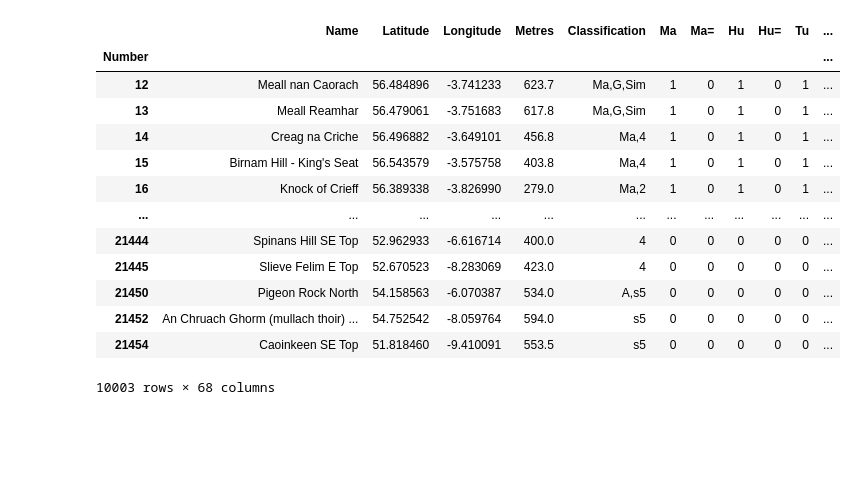
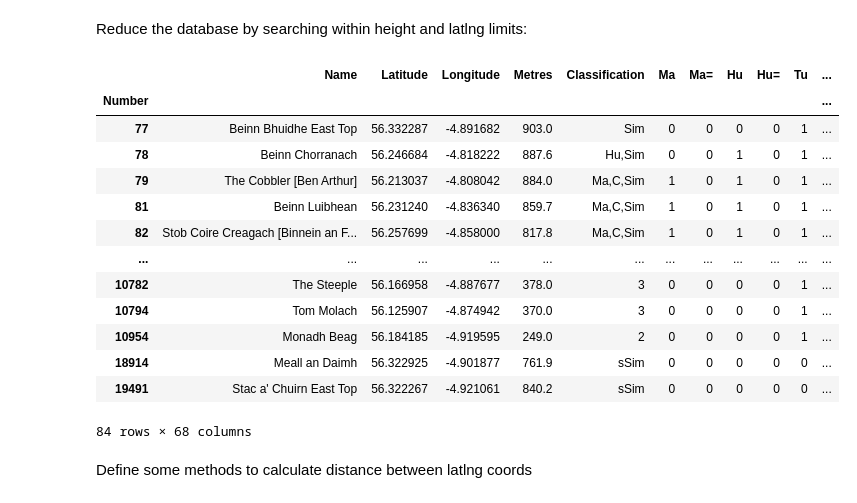
Before and after one commit to JozefTkocz/Strava-Summit-Reports, a Jupyter notebook: Hill Finder Proof of Concept.ipynb, the cells around one changed output. Saved outputs shown, nothing was run; the diff lists cells and outputs as text; code cells hidden in the pictures; blank space fills up the shorter version.

```diff
--- a/Hill Finder Proof of Concept.ipynb
+++ b/Hill Finder Proof of Concept.ipynb
@@ -17,0 +15,3 @@ from peak_finder import detect_peaks
+# %%
+athlete_id = 36371430
+activity_id = 7255306087
@@ -48,11 +296,0 @@ lng = np.array(data['latlng']['data'])[:, 1]
-# %%
-columns = data.keys()
-df = pd.DataFrame()
-
-for col in columns:
-    df[col] = data[col]['data']
-
-df['lat'] = lat
-df['lng'] = lng
-
-df
@@ -91,7 +296,0 @@ plt.show()
-# %%
-df['alt_filtered'] = output
-df['alt_filtered'] = df['altitude']
-maxima, properties = signal.find_peaks(df['alt_filtered'].values)
-df['max'] = False
-df.loc[maxima, 'max'] = True
-df
@@ -114,11 +305,9 @@ slim_peaks = detect_peaks(df['altitude'])
 # %%
 plt.figure(figsize=(20, 10))
 plt.plot(df['distance'], df['altitude'])
-plt.plot(dist, df['alt_filtered'])
+plt.plot(peaks['distance'], peaks['altitude'], 'o')
 
-peaks = df.loc[df['max']]
-plt.plot(peaks['distance'], peaks['altitude'], 'o', markersize=15)
-plt.plot(df.iloc[slim_peaks]['distance'], df.iloc[slim_peaks]['altitude'], 'o')
-
-peaks = df.copy()
+plt.figure(figsize=(20, 10))
+plt.scatter(df['lng'], df['lat'], c=df['altitude'], cmap='Reds')
+plt.scatter(peaks['lng'], peaks['lat'], c='blue')
 # %% [output]
@@ -156,25 +346,41 @@ db
+# %% [markdown]
+Reduce the database by searching within height and latlng limits:
 # %%
 height_threshold = 50
 max_search_height = peaks['altitude'].max() + height_threshold
 min_search_height = peaks['altitude'].min() - height_threshold
 
 candidate_hills = db.loc[(db['Metres']>min_search_height) & (db['Metres']<max_search_height)]
+
+latlng_threshold = 0.1
+
+min_lat = peaks['lat'].min() - latlng_threshold
+max_lat = peaks['lat'].max() + latlng_threshold
+
+min_lng = peaks['lng'].min() - latlng_threshold
+max_lng = peaks['lng'].max() + latlng_threshold
+
+candidate_hills = candidate_hills.loc[(candidate_hills['Latitude']>min_lat) & (candidate_hills['Latitude']<max_lat)]
+candidate_hills = candidate_hills.loc[(candidate_hills['Longitude']>min_lng) & (candidate_hills['Longitude']<max_lng)]
+
 candidate_hills
 # %% [output]
 |  | Name | Latitude | Longitude | Metres | Classification | Ma | Ma= | Hu | Hu= | Tu | ... |
 | Number |  |  |  |  |  |  |  |  |  |  | ... |
-| 12 | Meall nan Caorach | 56.484896 | -3.741233 | 623.7 | Ma,G,Sim | 1 | 0 | 1 | 0 | 1 | ... |
-| 13 | Meall Reamhar | 56.479061 | -3.751683 | 617.8 | Ma,G,Sim | 1 | 0 | 1 | 0 | 1 | ... |
-| 14 | Creag na Criche | 56.496882 | -3.649101 | 456.8 | Ma,4 | 1 | 0 | 1 | 0 | 1 | ... |
-| 15 | Birnam Hill - King's Seat | 56.543579 | -3.575758 | 403.8 | Ma,4 | 1 | 0 | 1 | 0 | 1 | ... |
-| 16 | Knock of Crieff | 56.389338 | -3.826990 | 279.0 | Ma,2 | 1 | 0 | 1 | 0 | 1 | ... |
+| 77 | Beinn Bhuidhe East Top | 56.332287 | -4.891682 | 903.0 | Sim | 0 | 0 | 0 | 0 | 1 | ... |
+| 78 | Beinn Chorranach | 56.246684 | -4.818222 | 887.6 | Hu,Sim | 0 | 0 | 1 | 0 | 1 | ... |
+| 79 | The Cobbler [Ben Arthur] | 56.213037 | -4.808042 | 884.0 | Ma,C,Sim | 1 | 0 | 1 | 0 | 1 | ... |
+| 81 | Beinn Luibhean | 56.231240 | -4.836340 | 859.7 | Ma,C,Sim | 1 | 0 | 1 | 0 | 1 | ... |
+| 82 | Stob Coire Creagach [Binnein an F... | 56.257699 | -4.858000 | 817.8 | Ma,C,Sim | 1 | 0 | 1 | 0 | 1 | ... |
 | ... | ... | ... | ... | ... | ... | ... | ... | ... | ... | ... | ... |
-| 21444 | Spinans Hill SE Top | 52.962933 | -6.616714 | 400.0 | 4 | 0 | 0 | 0 | 0 | 0 | ... |
-| 21445 | Slieve Felim E Top | 52.670523 | -8.283069 | 423.0 | 4 | 0 | 0 | 0 | 0 | 0 | ... |
-| 21450 | Pigeon Rock North | 54.158563 | -6.070387 | 534.0 | A,s5 | 0 | 0 | 0 | 0 | 0 | ... |
-| 21452 | An Chruach Ghorm (mullach thoir) ... | 54.752542 | -8.059764 | 594.0 | s5 | 0 | 0 | 0 | 0 | 0 | ... |
-| 21454 | Caoinkeen SE Top | 51.818460 | -9.410091 | 553.5 | s5 | 0 | 0 | 0 | 0 | 0 | ... |
+| 10782 | The Steeple | 56.166958 | -4.887677 | 378.0 | 3 | 0 | 0 | 0 | 0 | 1 | ... |
+| 10794 | Tom Molach | 56.125907 | -4.874942 | 370.0 | 3 | 0 | 0 | 0 | 0 | 1 | ... |
+| 10954 | Monadh Beag | 56.184185 | -4.919595 | 249.0 | 2 | 0 | 0 | 0 | 0 | 1 | ... |
+| 18914 | Meall an Daimh | 56.322925 | -4.901877 | 761.9 | sSim | 0 | 0 | 0 | 0 | 0 | ... |
+| 19491 | Stac a' Chuirn East Top | 56.322267 | -4.921061 | 840.2 | sSim | 0 | 0 | 0 | 0 | 0 | ... |
-10003 rows × 68 columns
+84 rows × 68 columns
+# %% [markdown]
+Define some methods to calculate distance between latlng coords
 # %%
 from typing import Union
 
```
Also changed, not shown: parts of 43 cells of this notebook, 1 other file.
